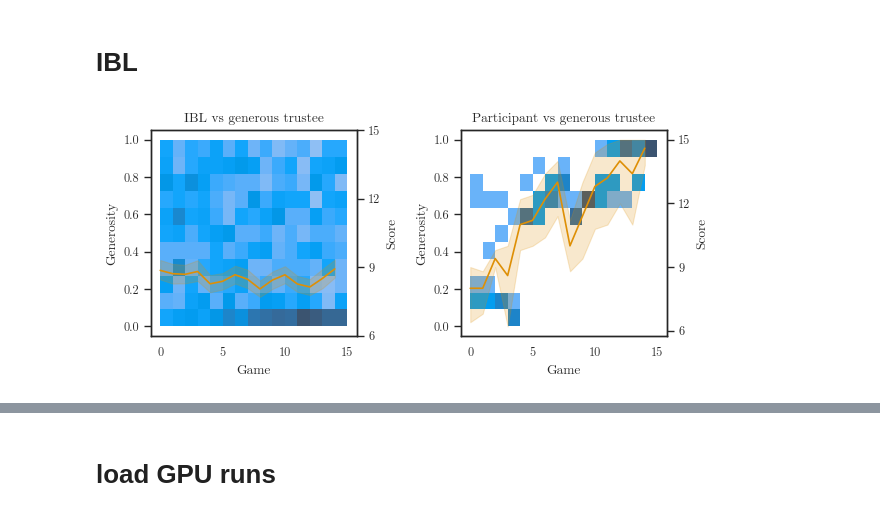
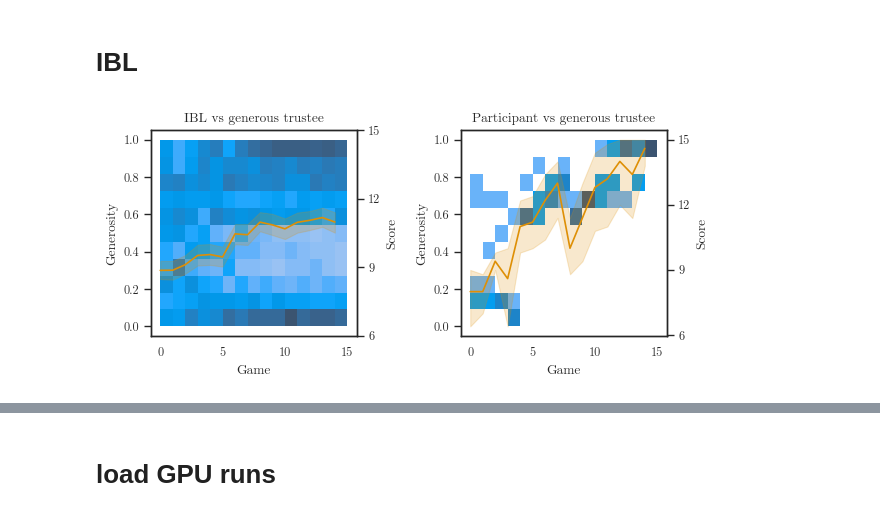
Before and after one commit to psipeter/social-value-orientation, a Jupyter notebook: experiment2.ipynb, the cells around one changed output, grey strips where cells are left out. Saved outputs shown, nothing was run; the diff lists cells and outputs as text; code cells hidden in the pictures.

```diff
--- a/experiment2.ipynb
+++ b/experiment2.ipynb
@@ -16,22 +16,6 @@ from T4T import *
 palette = sns.color_palette("colorblind")
 sns.set_palette(palette)
 sns.set(context='paper', style='white', font='CMU Serif', rc={'font.size':12, 'mathtext.fontset': 'cm'})
-# %%
-def run(agents, nGames, opponent, verbose=False):
-    dfs = []
-    for a, agent in enumerate(agents):
-        if verbose: print(f"{agent.ID}")
-        if opponent=='greedy':
-            t4ts = make_greedy_trustees(nGames, seed=a)
-        elif opponent=='generous':
-            t4ts = make_generous_trustees(nGames, seed=a)
-        for g in range(nGames):
-            if verbose: print(f"game {g}")
-            df = play_game(agent, t4ts[g], gameID=g, train=True)
-            dfs.extend(df)
-        del(agent)
-    data = pd.concat(dfs, ignore_index=True)
-    return data
 # %% [markdown]
 # DQN
 # %%
@@ -145,50 +68,44 @@ plt.tight_layout()
 nAgents = 30
 nGames = 15
 pid = 'sree'
-
-thrA=0.78
-tau=1
-alpha=0.25
-gamma=0.98
-w_o=0.02
-w_i=0.62
-
 emp = pd.read_pickle("data/human_data_cleaned.pkl").query("ID==@pid & player=='investor'")
 opponent = emp['opponent'].unique()[0]
 
 agents = []
 for n in range(nAgents):
     agents.append(
         IBL(
         'investor',
         ID=f"IBL{n}",
         seed=seed if nAgents==1 else n,
-        thrA=thrA,
-        tau=tau,
-        gamma=gamma,
+        thrA=-0.76,
+        decay=0.13,
+        sigma=0.49,
+        tau=4.4,
+        gamma=0.12,
         explore='exponential',
         update='SARSA',
         w_s=1.0,
-        w_o=w_o,
-        w_i=w_i,
+        w_o=0,
+        w_i=0,
         nGames=nGames)
     )
 
-agentIDs = [agent.ID for agent in agents]
-sim = run(agents, nGames=nGames, opponent=opponent).query("ID in @agentIDs")
+IDs = [agent.ID for agent in agents]
+sim = run(agents, nGames=nGames, opponent=opponent).query("ID in @IDs")
 
 fig, axes = plt.subplots(nrows=1, ncols=2, figsize=((6.38, 3)))
 sns.histplot(data=sim, x='game', y='generosity', bins=(15, 11), binrange=((0, nGames),(0, 1)), ax=axes[0], color=palette[0])
 ax2 = axes[0].twinx()
 sns.lineplot(data=sim, x='game', y='coins', ax=ax2, color=palette[1])
 axes[0].set(title=f'IBL vs {opponent} trustee', xlabel='Game', ylabel='Generosity', yticks=((0.0, 0.2, 0.4, 0.6, 0.8, 1.0)))
 ax2.set(ylabel='Score', yticks=((6,9,12,15)))
 sns.histplot(data=emp, x='game', y='generosity', bins=(15, 11), binrange=((0, nGames),(0, 1)), ax=axes[1], color=palette[0])
 ax3 = axes[1].twinx()
 sns.lineplot(data=emp, x='game', y='coins', ax=ax3, color=palette[1])
 axes[1].set(title=f'Participant vs {opponent} trustee', xlabel='Game', ylabel='Generosity', yticks=((0.0, 0.2, 0.4, 0.6, 0.8, 1.0)))
 ax3.set(ylabel='Score', yticks=((6,9,12,15)))
 
 plt.tight_layout()
 # %% [output]
-[figure, old version]
+[figure, new version]
```
Also changed, not shown: parts of 4 cells of this notebook, 5 other files.
